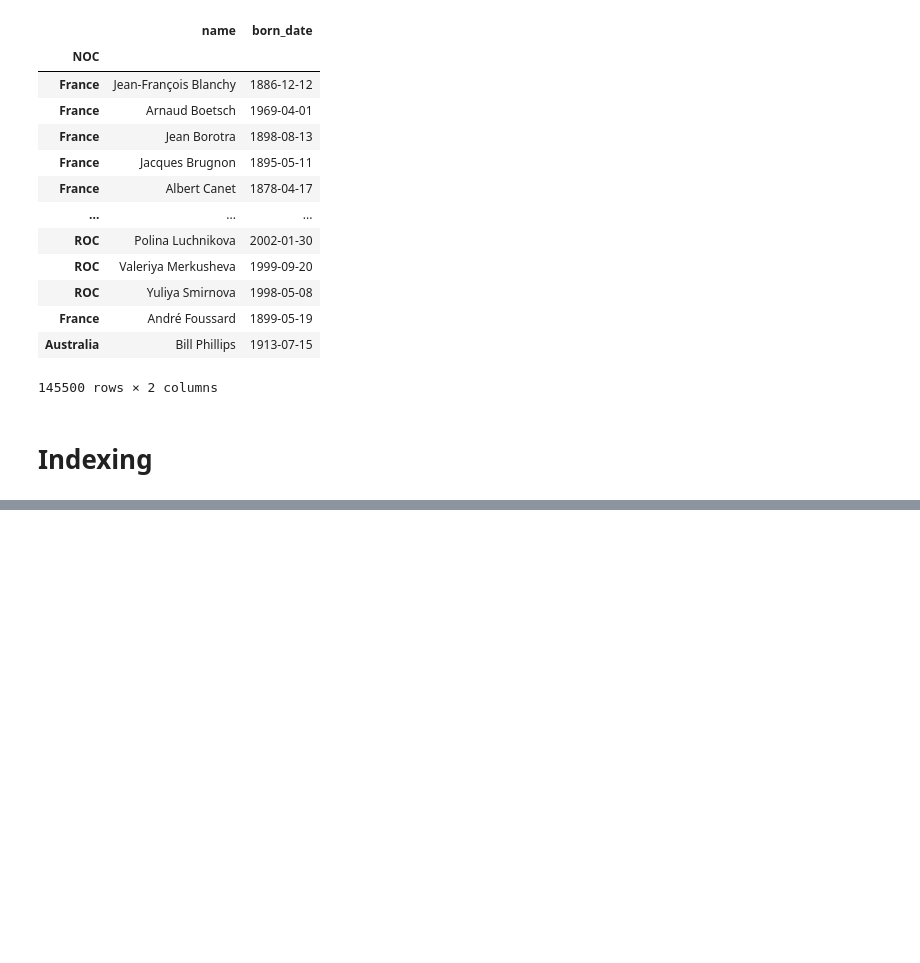
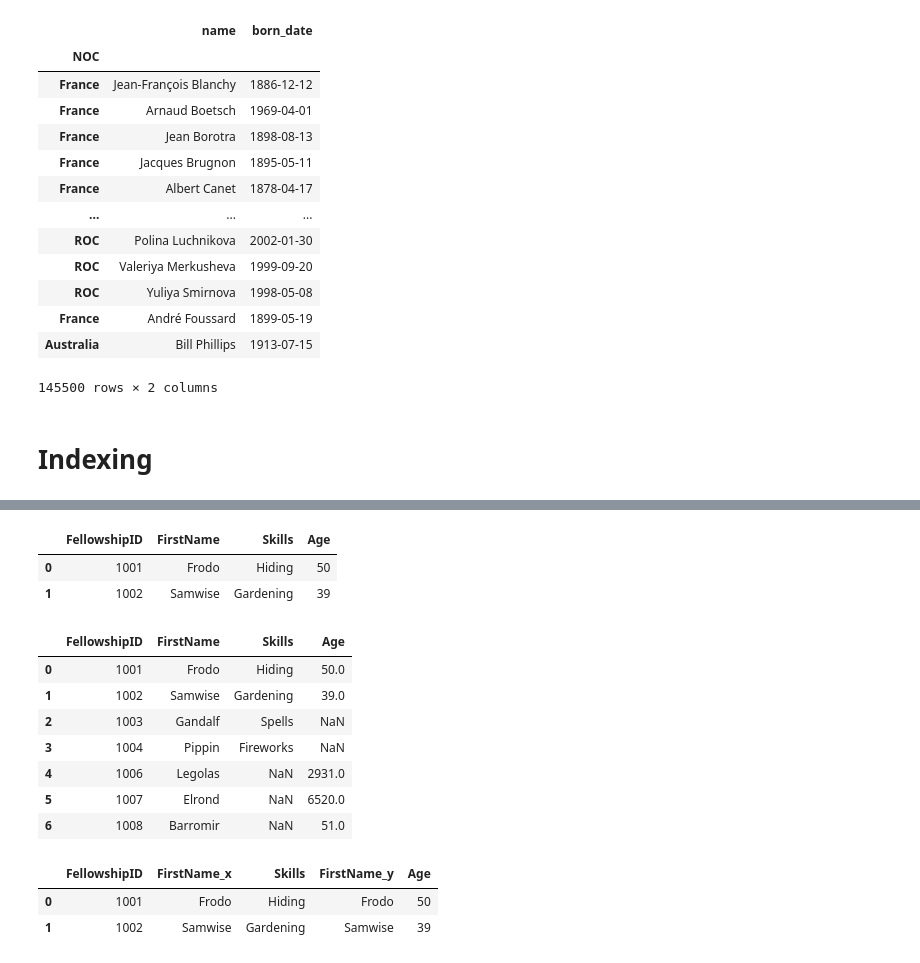
Before and after one commit to wasif-h/python-library-door, a Jupyter notebook: Pandas_python/pandas_library.ipynb, the cells around one changed output, grey strips where cells are left out. Drawn from its saved outputs; the diff is of its cells as text; code cells hidden in the pictures; blank space fills up the shorter version.

```diff
--- a/Pandas_python/pandas_library.ipynb
+++ b/Pandas_python/pandas_library.ipynb
@@ -707,0 +754,3 @@ bios.head()
+# %%
+df1 = pd.read_csv("https://raw.githubusercontent.com/AlexTheAnalyst/PandasYouTubeSeries/main/LOTR.csv")
+df1
@@ -707,0 +763,3 @@ bios.head()
+# %%
+df2 = pd.read_csv("https://raw.githubusercontent.com/AlexTheAnalyst/PandasYouTubeSeries/main/LOTR%202.csv")
+df2
@@ -707,0 +773,27 @@ bios.head()
+# %%
+df1.merge(df2) # default how -> inner
+# took the unique values
+# %% [output]
+|  | FellowshipID | FirstName | Skills | Age |
+| 0 | 1001 | Frodo | Hiding | 50 |
+| 1 | 1002 | Samwise | Gardening | 39 |
+# %%
+df1.merge(df2, how = 'outer')
+# took all the values and used nan on blank position
+# %% [output]
+|  | FellowshipID | FirstName | Skills | Age |
+| 0 | 1001 | Frodo | Hiding | 50.0 |
+| 1 | 1002 | Samwise | Gardening | 39.0 |
+| 2 | 1003 | Gandalf | Spells | NaN |
+| 3 | 1004 | Pippin | Fireworks | NaN |
+| 4 | 1006 | Legolas | NaN | 2931.0 |
+| 5 | 1007 | Elrond | NaN | 6520.0 |
+| 6 | 1008 | Barromir | NaN | 51.0 |
+# %%
+df1.merge(df2, how='inner', on="FellowshipID") # default on = ["FellowshipID","FirstName"]
+# on means based on key
+# they make two firstname because this is no more a key , firstname is common so they are double
+# %% [output]
+|  | FellowshipID | FirstName_x | Skills | FirstName_y | Age |
+| 0 | 1001 | Frodo | Hiding | Frodo | 50 |
+| 1 | 1002 | Samwise | Gardening | Samwise | 39 |
```
Also changed, not shown: parts of 19 cells of this notebook, 3 other files.
